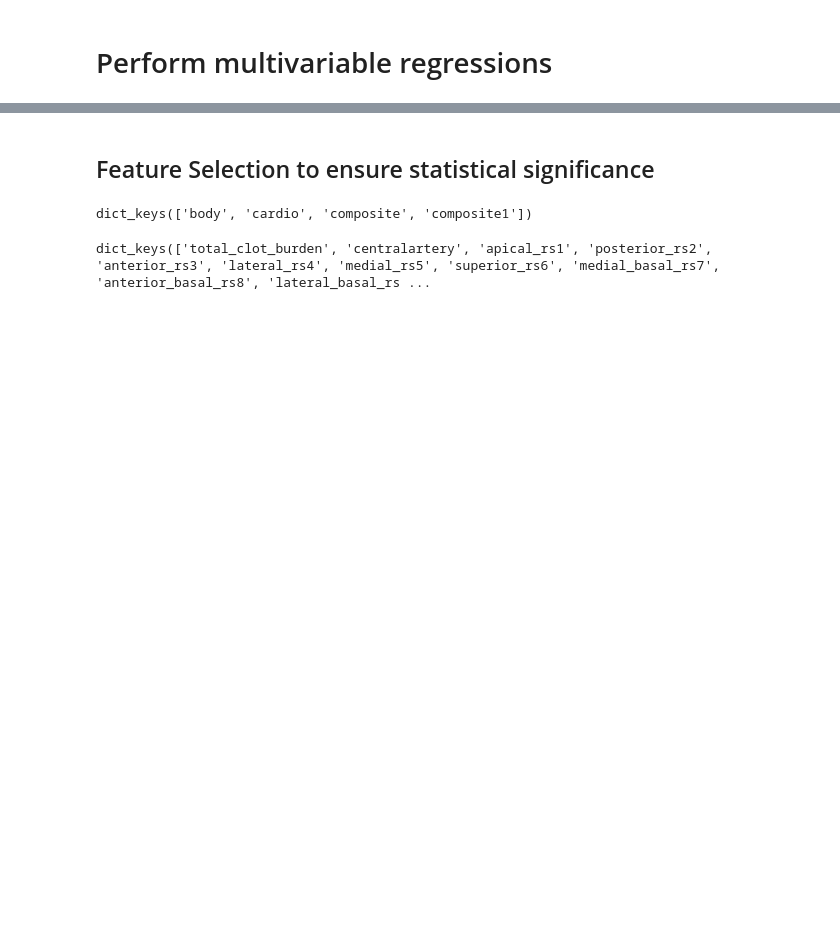
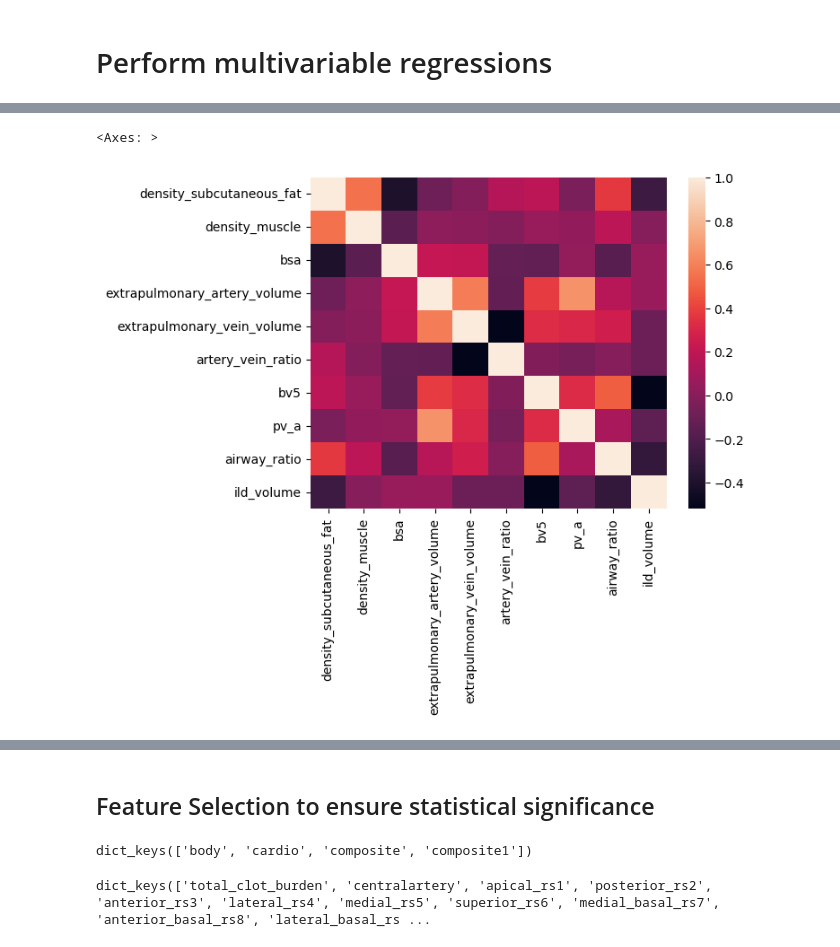
Before and after one commit to qaust/iCPET, a Jupyter notebook: src/ols.ipynb, the cells around one changed output, grey strips where cells are left out. Saved outputs shown, nothing was run; the diff lists cells and outputs as text; code cells hidden in the pictures; blank space fills up the shorter version.

```diff
--- a/src/ols.ipynb
+++ b/src/ols.ipynb
@@ -344,0 +395,3 @@ def get_selected_features(selector, X, y):
+# %%
+feat, prog = backward_stepwise_selection(X[remaining_features], y['total_clot_burden'], 0.1)
+feat
@@ -344,0 +409,5 @@ def get_selected_features(selector, X, y):
+# %%
+sns.heatmap(X[feat].corr())
+# %% [output]
+<Axes: >
+[figure, added]
```
Also changed, not shown: parts of 22 cells of this notebook, 4 other files.
